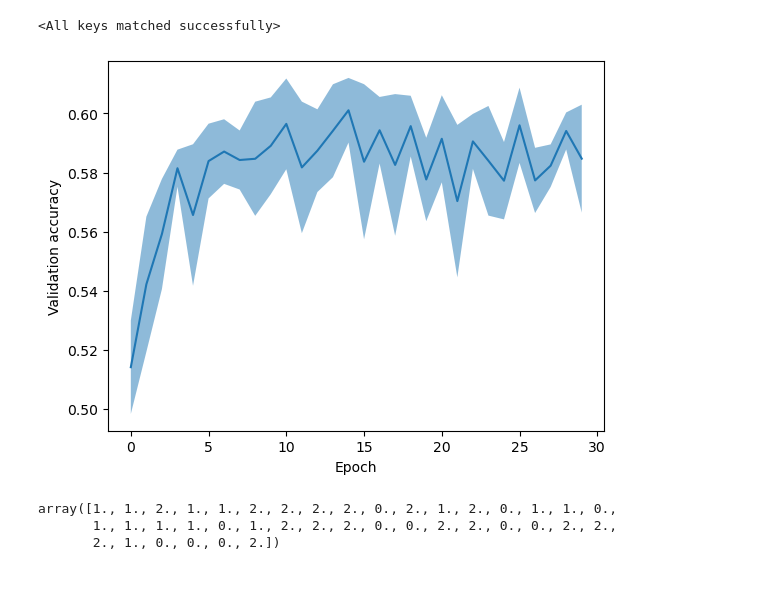
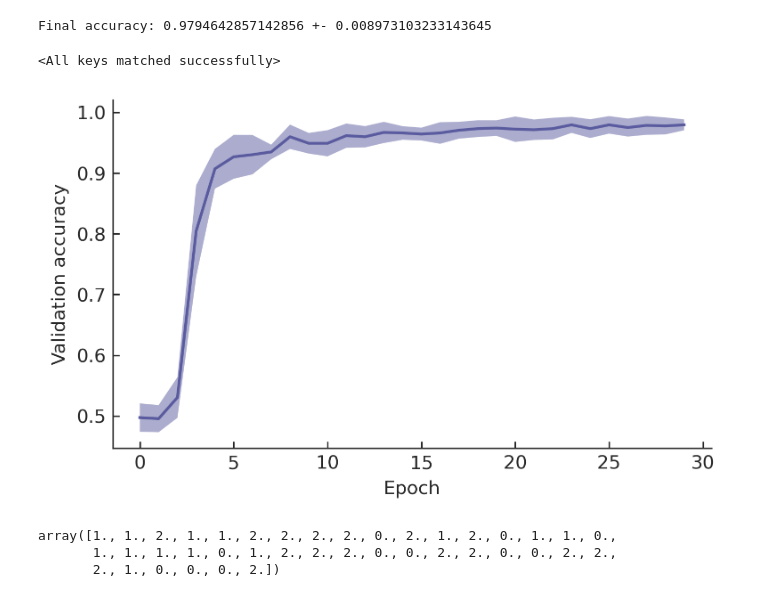
Before and after one commit to FabianSchubert/Bio-Inspired-Event-Based-Looming-Object-Detection-for-Automotive-Collision-Avoidance, a Jupyter notebook: class_img_resnet.ipynb, the cells around one changed output. Saved outputs shown, nothing was run; the diff lists cells and outputs as text; code cells hidden in the pictures.

```diff
--- a/class_img_resnet.ipynb
+++ b/class_img_resnet.ipynb
@@ -74,0 +79,4 @@ ResNet(
+# %%
+split_ratio = 0.7
+n_train = int(n_data * split_ratio)
+n_val = n_data - n_train
@@ -75,28 +120,36 @@ ResNet(
 # %%
-N_RUNS = 1
+N_RUNS = 10
 N_EPOCHS = 30
-LEARNING_RATE = 0.0001
+LEARNING_RATE = 1e-5
+
+BATCH_SIZE = 32
 
 
 val_acc = np.empty((N_RUNS, N_EPOCHS))
 
+device = torch.device("cuda" if torch.cuda.is_available() else "cpu")
+
 for i, run in enumerate(range(N_RUNS)):
+    train_data, test_data = torch.utils.data.random_split(dataset, [n_train, n_val])
+    dataloader_train = DataLoader(train_data, batch_size=BATCH_SIZE, shuffle=True)
+    dataloader_test = DataLoader(test_data, batch_size=BATCH_SIZE, shuffle=False)
+
     rsn = resnet18(pretrained=False)
     rsn.fc = Linear(512, N_OUT)
     rsn.conv1 = Conv2d(
-        1, 64, kernel_size=(7, 7), stride=(2, 2), padding=(3, 3), bias=False
+        3, 64, kernel_size=(7, 7), stride=(2, 2), padding=(3, 3), bias=False
     )
+
+    rsn = rsn.to(device)
 
     criterion = torch.nn.CrossEntropyLoss()
     optimizer = torch.optim.Adam(rsn.parameters(), lr=LEARNING_RATE)
-
-
 
     print(f"Run {run}")
     for j, epoch in enumerate(range(N_EPOCHS)):
         rsn.train()
         for k, (images, labels) in enumerate(dataloader_train):
-            images = images.to(device)
+            images = images.to(device).float()
             labels = labels.to(device)
 
             optimizer.zero_grad()
@@ -114,7 +167,7 @@ for i, run in enumerate(range(N_RUNS)):
             correct = 0
             total = 0
             for images, labels in dataloader_test:
-                images = images.to(device)
+                images = images.to(device).float()
                 labels = labels.to(device)
 
                 outputs = rsn(images)
@@ -148,3 +199,7 @@ KeyboardInterrupt:
+# %%
+print(f"Final accuracy: {val_acc.mean(axis=0)[-1]} +- {val_acc.std(axis=0)[-1]}")
+# %% [output]
+Final accuracy: 0.9794642857142856 +- 0.008973103233143645
 # %%
 torch.save(rsn.state_dict(), "resnet18_atis.pt")
 # %%
@@ -152,18 +207,24 @@ rsn.load_state_dict(torch.load("resnet18_atis.pt"))
 # %% [output]
 <All keys matched successfully>
 # %%
-plt.plot(val_acc.mean(axis=0))
-plt.fill_between(
+fig, ax = plt.subplots(1, 1, figsize=(5, 3))
+
+ax.plot(val_acc.mean(axis=0))
+ax.fill_between(
     range(N_EPOCHS),
     val_acc.mean(axis=0) - val_acc.std(axis=0),
     val_acc.mean(axis=0) + val_acc.std(axis=0),
     alpha=0.5
 )
-plt.xlabel('Epoch')
-plt.ylabel('Validation accuracy')
+ax.set_xlabel('Epoch')
+ax.set_ylabel('Validation accuracy')
+
+fig.tight_layout(pad=0.1)
 
 #plt.ylim(bottom=0.)
 
+fig.savefig("carla_samples_training.png", dpi=300)
+
 plt.show()
 # %% [output]
-[figure, old version]
+[figure, new version]
```
Also changed, not shown: parts of 14 cells of this notebook, 5 other files.
